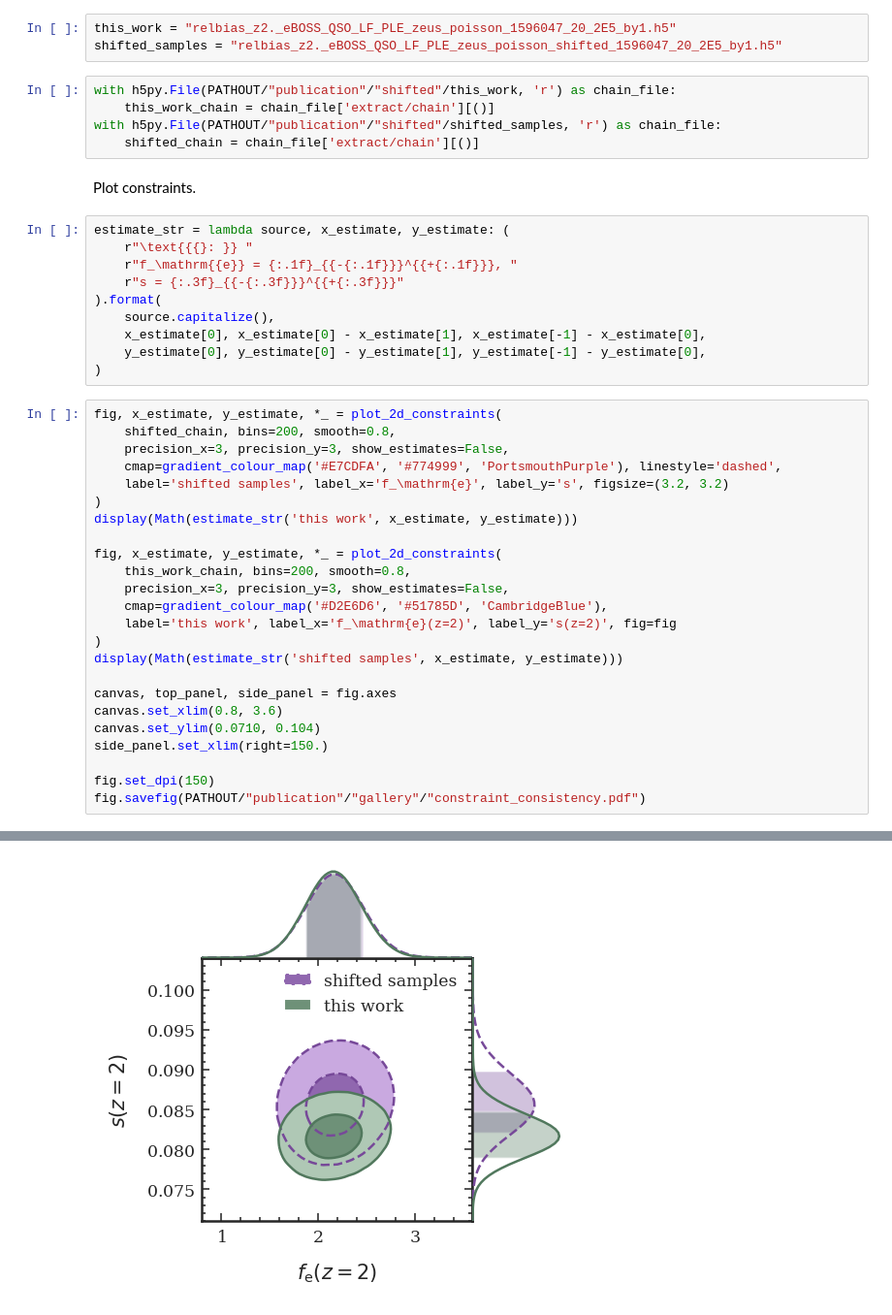
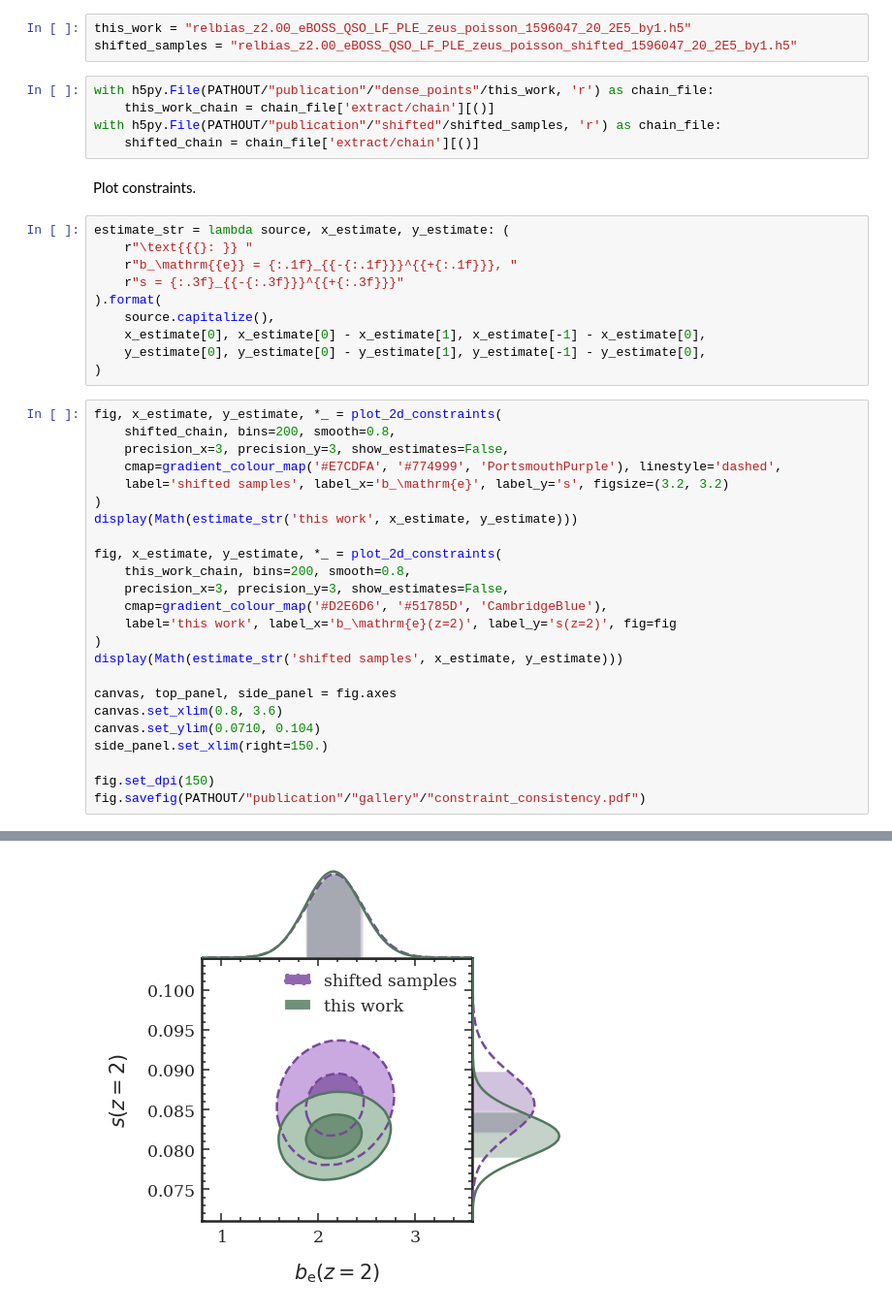
Before and after one commit to MikeSWang/HorizonGRound, a Jupyter notebook: notebooks/check_constraint_consistency.ipynb, the cells around one changed output, grey strips where cells are left out. Shown at 97% size. Cells and saved outputs as stored; diff of their text form.

```diff
--- a/notebooks/check_constraint_consistency.ipynb
+++ b/notebooks/check_constraint_consistency.ipynb
@@ -12,10 +12,10 @@ from application.plot_constraints import gradient_colour_map, plot_2d_constraint
 # %% [markdown]
 Load relativistic bias parameter chains from sampled luminosity function.
 # %%
-this_work = "relbias_z2._eBOSS_QSO_LF_PLE_zeus_poisson_1596047_20_2E5_by1.h5"
-shifted_samples = "relbias_z2._eBOSS_QSO_LF_PLE_zeus_poisson_shifted_1596047_20_2E5_by1.h5"
+this_work = "relbias_z2.00_eBOSS_QSO_LF_PLE_zeus_poisson_1596047_20_2E5_by1.h5"
+shifted_samples = "relbias_z2.00_eBOSS_QSO_LF_PLE_zeus_poisson_shifted_1596047_20_2E5_by1.h5"
 # %%
-with h5py.File(PATHOUT/"publication"/"shifted"/this_work, 'r') as chain_file:
+with h5py.File(PATHOUT/"publication"/"dense_points"/this_work, 'r') as chain_file:
     this_work_chain = chain_file['extract/chain'][()]
 with h5py.File(PATHOUT/"publication"/"shifted"/shifted_samples, 'r') as chain_file:
     shifted_chain = chain_file['extract/chain'][()]
@@ -24,7 +24,7 @@ Plot constraints.
 # %%
 estimate_str = lambda source, x_estimate, y_estimate: (
     r"\text{{{}: }} "
-    r"f_\mathrm{{e}} = {:.1f}_{{-{:.1f}}}^{{+{:.1f}}}, "
+    r"b_\mathrm{{e}} = {:.1f}_{{-{:.1f}}}^{{+{:.1f}}}, "
     r"s = {:.3f}_{{-{:.3f}}}^{{+{:.3f}}}"
 ).format(
     source.capitalize(),
@@ -36,7 +36,7 @@ fig, x_estimate, y_estimate, *_ = plot_2d_constraints(
     shifted_chain, bins=200, smooth=0.8,
     precision_x=3, precision_y=3, show_estimates=False,
     cmap=gradient_colour_map('#E7CDFA', '#774999', 'PortsmouthPurple'), linestyle='dashed',
-    label='shifted samples', label_x='f_\mathrm{e}', label_y='s', figsize=(3.2, 3.2)
+    label='shifted samples', label_x='b_\mathrm{e}', label_y='s', figsize=(3.2, 3.2)
 )
 display(Math(estimate_str('this work', x_estimate, y_estimate)))
 
@@ -44,7 +44,7 @@ fig, x_estimate, y_estimate, *_ = plot_2d_constraints(
     this_work_chain, bins=200, smooth=0.8,
     precision_x=3, precision_y=3, show_estimates=False,
     cmap=gradient_colour_map('#D2E6D6', '#51785D', 'CambridgeBlue'),
-    label='this work', label_x='f_\mathrm{e}(z=2)', label_y='s(z=2)', fig=fig
+    label='this work', label_x='b_\mathrm{e}(z=2)', label_y='s(z=2)', fig=fig
 )
 display(Math(estimate_str('shifted samples', x_estimate, y_estimate)))
 
@@ -61 +61 @@ $\displaystyle \text{Shifted samples: } f_\mathrm{e} = 2.2_{-0.3}^{+0.3}, s = 0.
-[figure, old version]
+[figure, new version]
```
Also changed, not shown: parts of 1 cell of this notebook, 1 other file.
